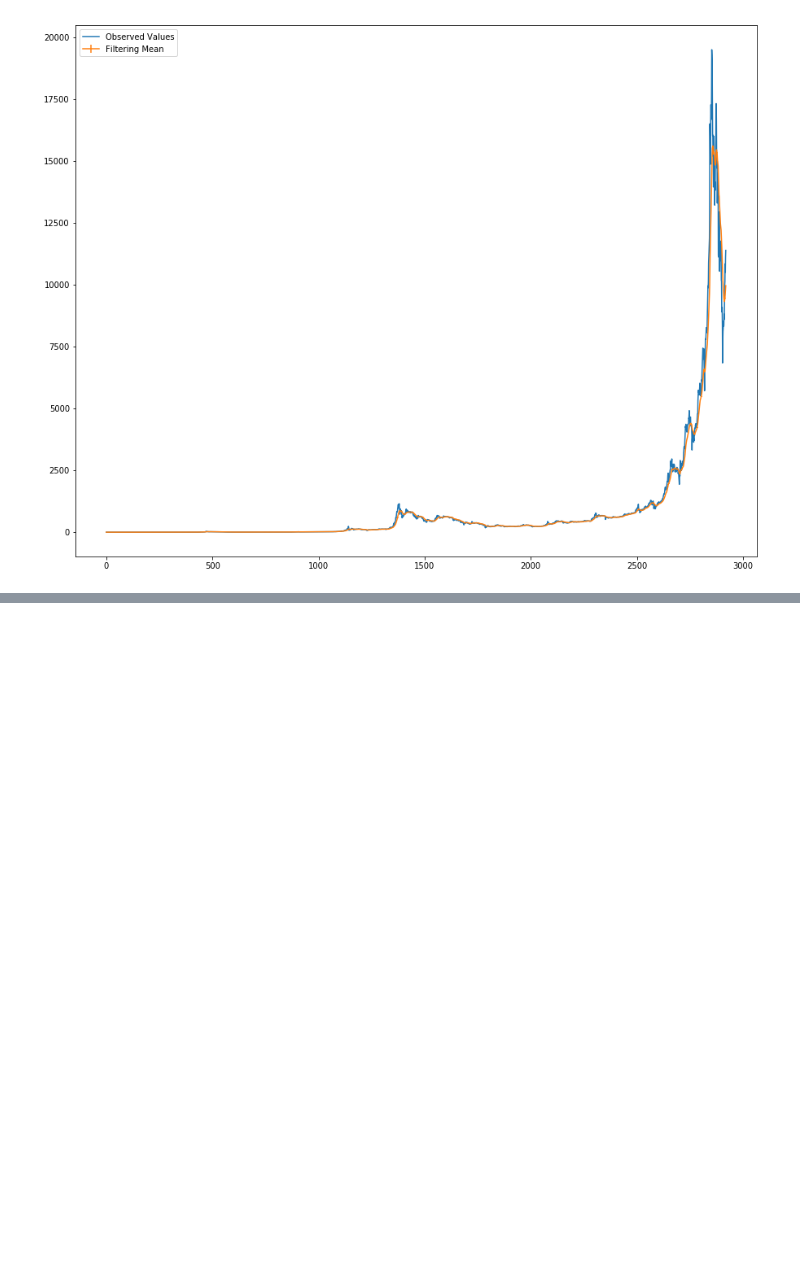
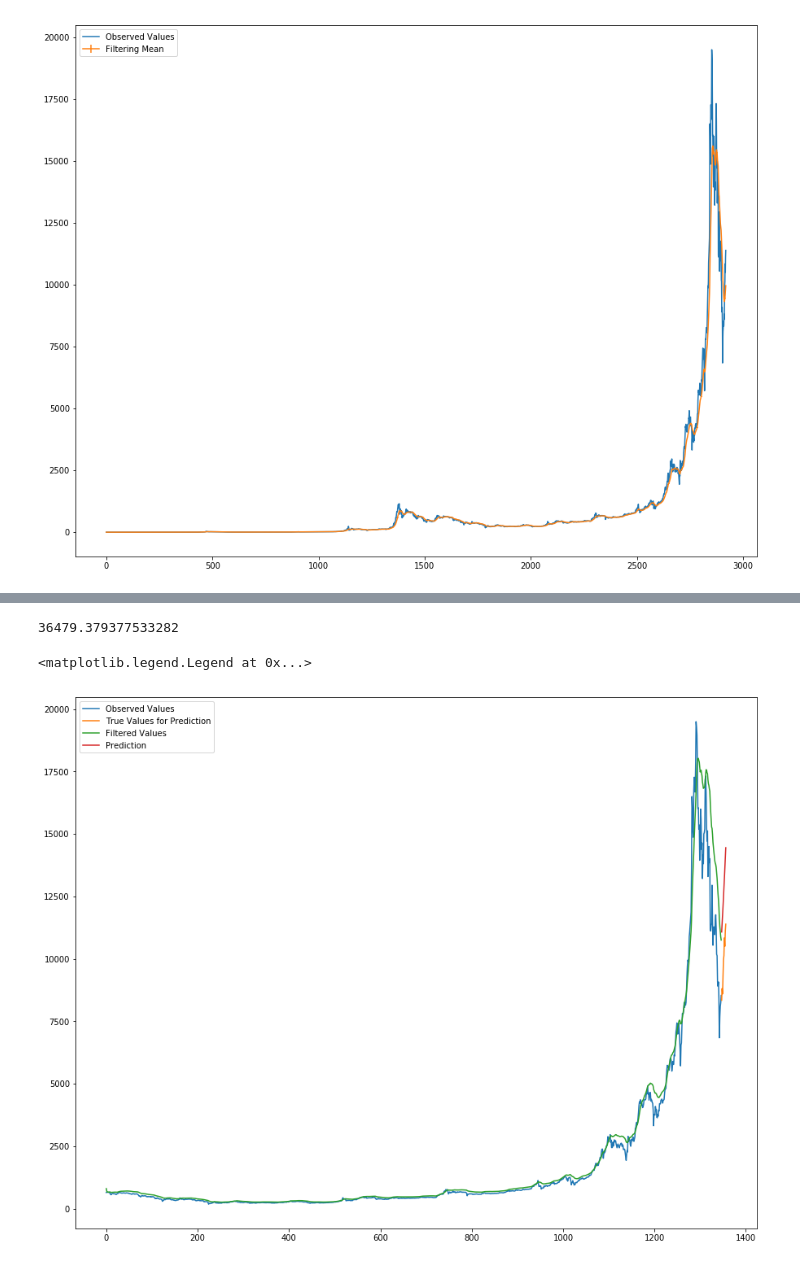
Before and after one commit to gwungwun/AM231_Project, a Jupyter notebook: Kalman Filter.ipynb, the cells around one changed output, grey strips where cells are left out. Cells and saved outputs as stored; diff of their text form; code cells hidden in the pictures; blank space fills up the shorter version.

```diff
--- a/Kalman Filter.ipynb
+++ b/Kalman Filter.ipynb
@@ -63,0 +106,24 @@ ax.legend(loc='best')
+# %%
+MSE(pred_1, prediction1)
+# %% [output]
+36479.379377533282
+# %%
+sig_eps = 0.1
+sig_gam = 1.0
+mus = [800]
+sigmas = [1]
+a = 1.1
+phi = 1.03
+
+mus, sigmas = kalman_filter(period2, sig_eps, sig_gam, mus, sigmas, a, phi)
+pred_2 = [mus[-1]*(phi**i) for i in range(1, len(prediction2)+1)]
+
+fig, ax = plt.subplots(figsize=(15, 12))
+ax.plot(range(len(period2)), period2, label='Observed Values')
+ax.plot(range(len(period2), len(period2)+len(prediction2)), prediction2, label='True Values for Prediction')
+ax.plot(range(len(period2)), mus, label='Filtered Values')
+ax.plot(range(len(period2), len(period2)+len(prediction2)), pred_2, label='Prediction')
+ax.legend(loc='best')
+# %% [output]
+<matplotlib.legend.Legend at 0x...>
+[figure, added]
```
Also changed, not shown: parts of 7 cells of this notebook.
